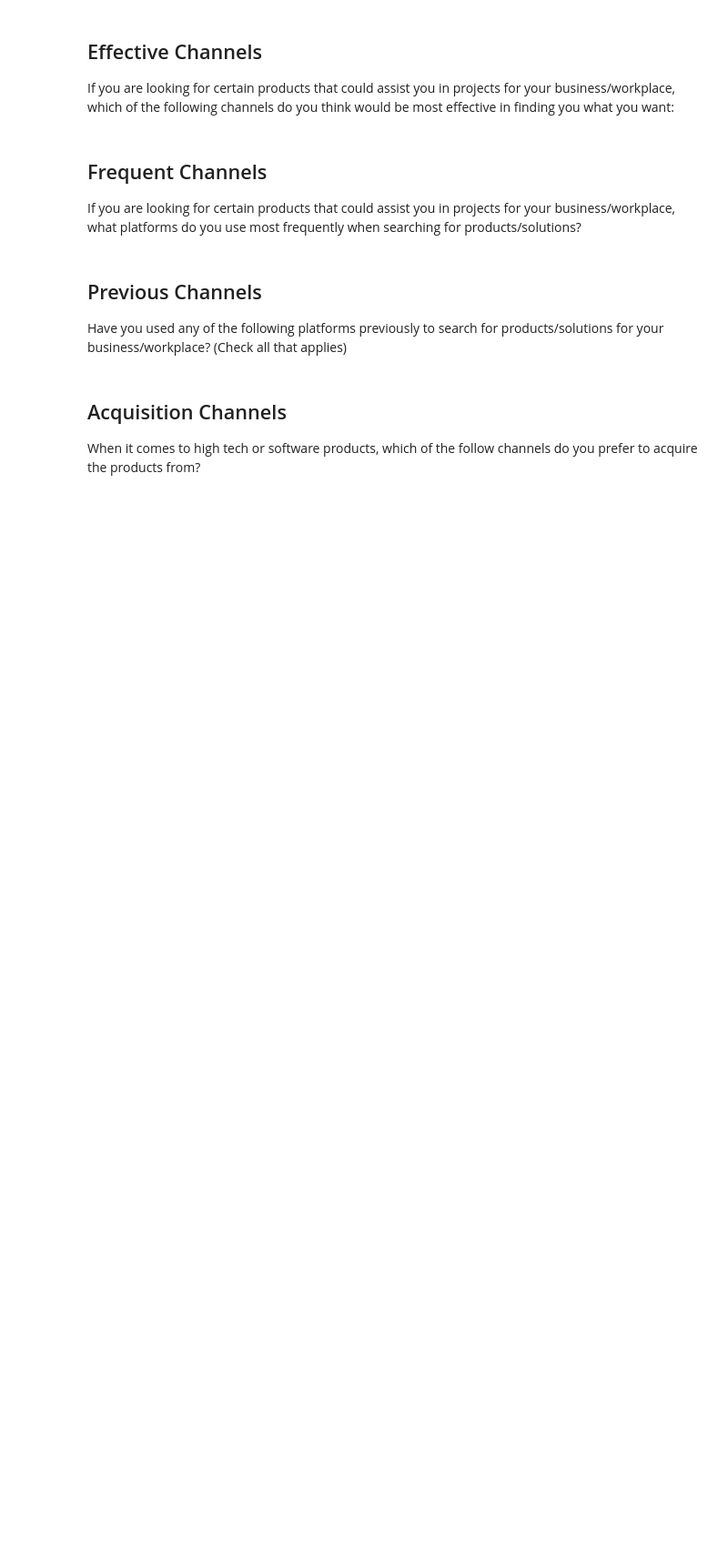
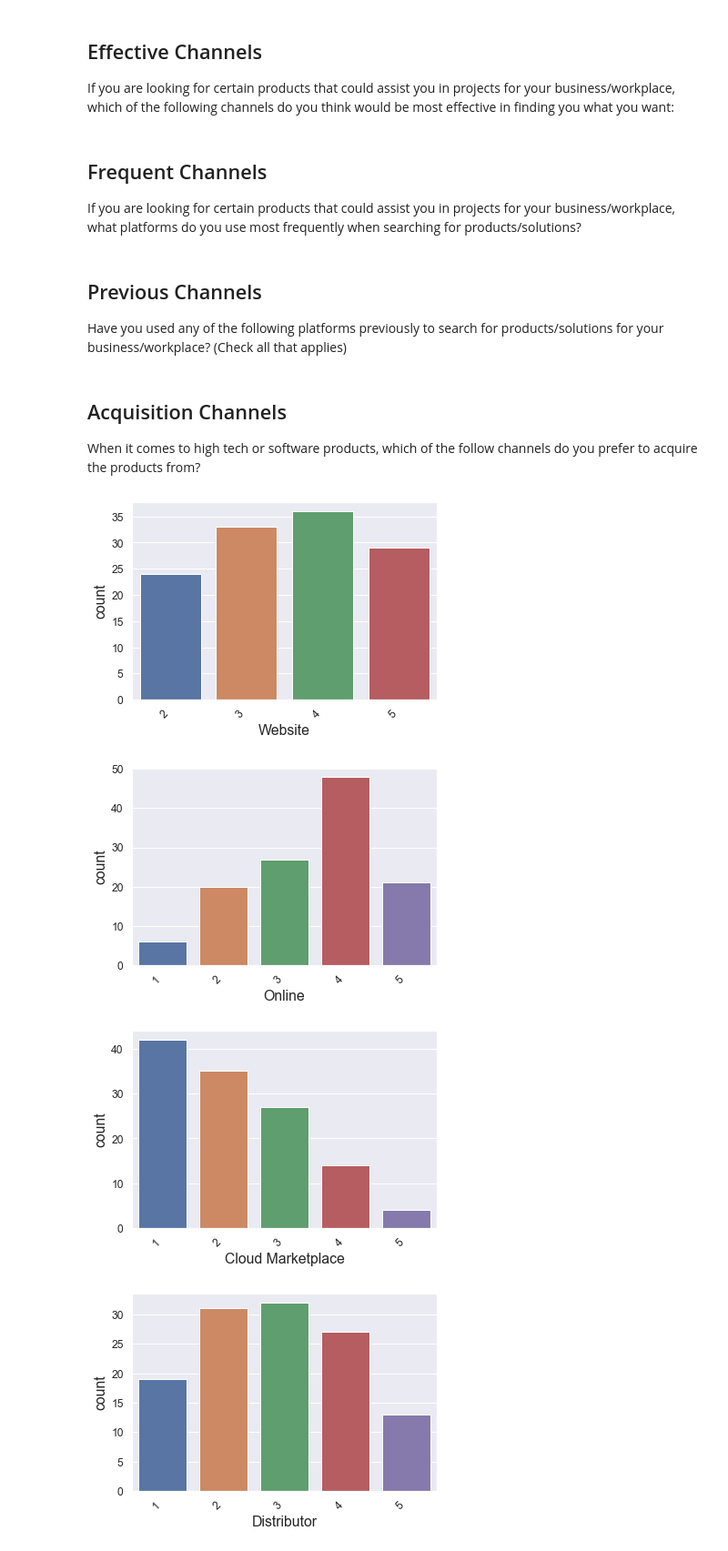
Before and after one commit to markhary/mktg3554_survey, a Jupyter notebook: holly.ipynb, the cells around one changed output. Shown at 91% size. Cells and saved outputs as stored; diff of their text form; code cells hidden in the pictures; blank space fills up the shorter version.

```diff
--- a/holly.ipynb
+++ b/holly.ipynb
@@ -438,0 +401,68 @@ When it comes to high tech or software products, which of the follow channels do
+# %%
+# Acquisition_Channel_Website                0
+# Acquisition_Channel_Online                 0
+# Acquisition_Channel_Cloud_Marketplace      0
+# Acquisition_Channel_Distributor            0
+# Acquisition_Channel_SI_Consultant          0
+# Acquisition_Channel_Retail                 0
+
+acquisition = pd.DataFrame(columns=["Website", "Online", "Cloud Marketplace",
+                                    "Distributor", "System Integrator", "Retail"])
+acquisition["Website"] = survey_data["Acquisition_Channel_Website"].replace(to_replace={
+    'Do not prefer': 1,
+    'Prefer slightly': 2,
+    'Prefer a moderate amount': 3,
+    'Prefer a lot': 4,
+    'Prefer a great deal': 5
+})
+create_countplot(acquisition, "Website", True);
+
+acquisition["Online"] = survey_data["Acquisition_Channel_Online"].replace(to_replace={
+    'Do not prefer': 1,
+    'Prefer slightly': 2,
+    'Prefer a moderate amount': 3,
+    'Prefer a lot': 4,
+    'Prefer a great deal': 5
+})
+create_countplot(acquisition, "Online", True);
+
+acquisition["Cloud Marketplace"] = survey_data["Acquisition_Channel_Cloud_Marketplace"].replace(to_replace={
+    'Do not prefer': 1,
+    'Prefer slightly': 2,
+    'Prefer a moderate amount': 3,
+    'Prefer a lot': 4,
+    'Prefer a great deal': 5
+})
+create_countplot(acquisition, "Cloud Marketplace", True);
+
+acquisition["Distributor"] = survey_data["Acquisition_Channel_Distributor"].replace(to_replace={
+    'Do not prefer': 1,
+    'Prefer slightly': 2,
+    'Prefer a moderate amount': 3,
+    'Prefer a lot': 4,
+    'Prefer a great deal': 5
+})
+create_countplot(acquisition, "Distributor", True);
+
+acquisition["System Integrator"] = survey_data["Acquisition_Channel_SI_Consultant"].replace(to_replace={
+    'Do not prefer': 1,
+    'Prefer slightly': 2,
+    'Prefer a moderate amount': 3,
+    'Prefer a lot': 4,
+    'Prefer a great deal': 5
+})
+create_countplot(acquisition, "System Integrator", True);
+
+acquisition["Retail"] = survey_data["Acquisition_Channel_Retail"].replace(to_replace={
+    'Do not prefer': 1,
+    'Prefer slightly': 2,
+    'Prefer a moderate amount': 3,
+    'Prefer a lot': 4,
+    'Prefer a great deal': 5
+})
+create_countplot(acquisition, "Retail", True);
+# %% [output]
+[figure, added]
+[figure, added]
+[figure, added]
+[figure, added]
```
Also changed, not shown: parts of 11 cells of this notebook, 7 other files.
